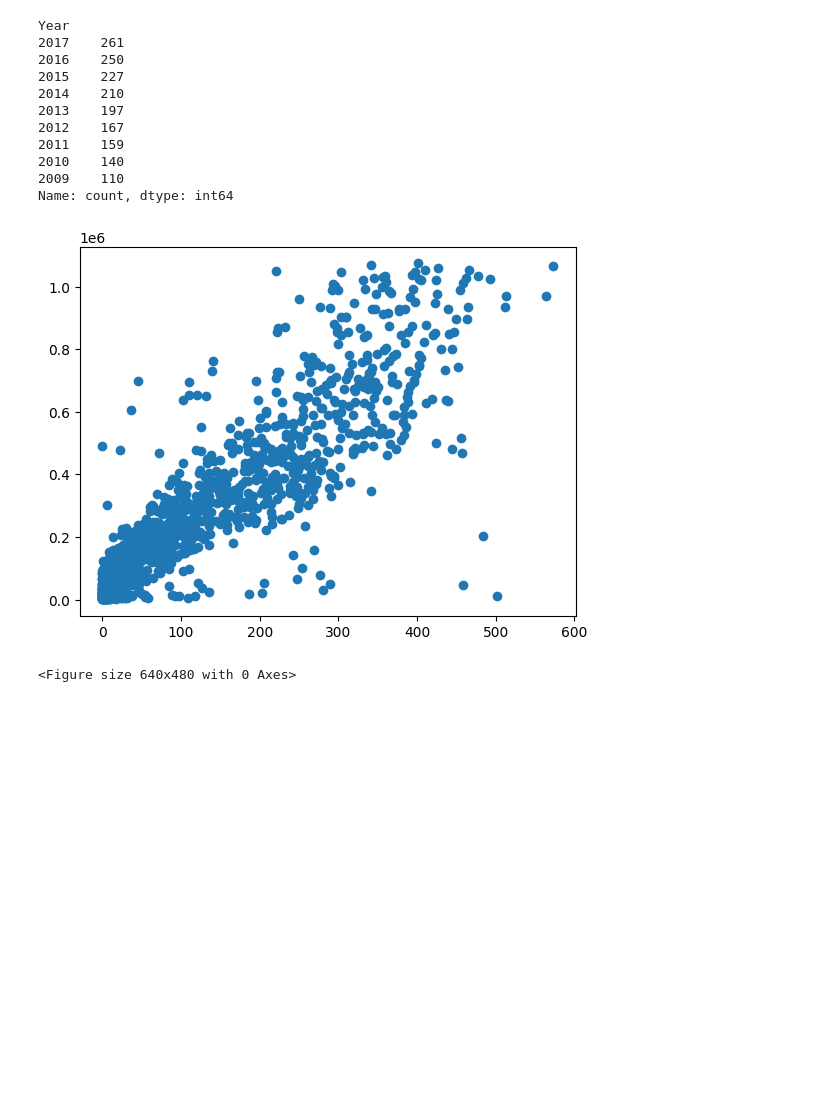
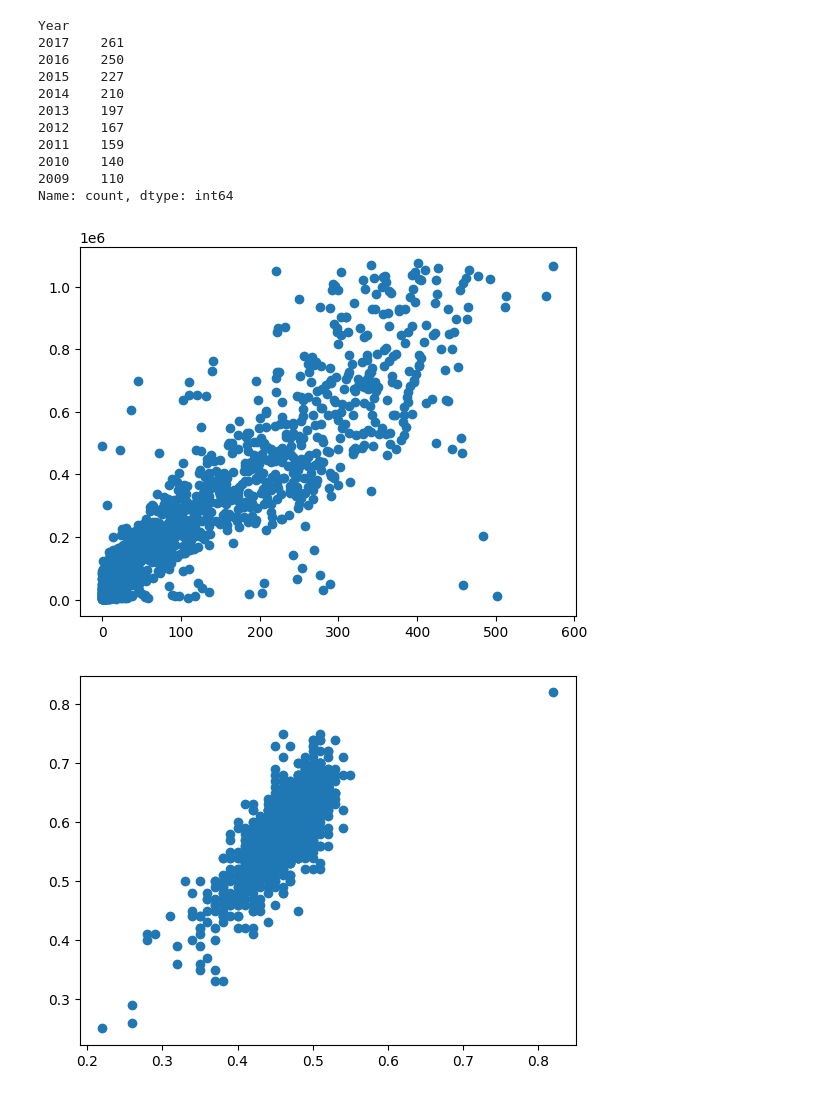
Before and after one commit to maylonleoncio/Codecademy-Projects, a Jupyter notebook: Tennis-ace-starting/Tennis-ace-starting.ipynb, the cells around one changed output. Cells and saved outputs as stored; diff of their text form; code cells hidden in the pictures; blank space fills up the shorter version.

```diff
--- a/Tennis-ace-starting/Tennis-ace-starting.ipynb
+++ b/Tennis-ace-starting/Tennis-ace-starting.ipynb
@@ -78,7 +78,10 @@ Name: count, dtype: int64
 # %%
 plt.scatter(tennis['BreakPointsOpportunities'], tennis['Winnings'])
 plt.show()
-plt.clf()
 # %% [output]
 [figure]
-<Figure size 640x480 with 0 Axes>
+# %%
+plt.scatter(tennis['TotalPointsWon'], tennis['TotalServicePointsWon'])
+plt.show()
+# %% [output]
+[figure, added]
```
Also changed, not shown: parts of 11 cells of this notebook.
